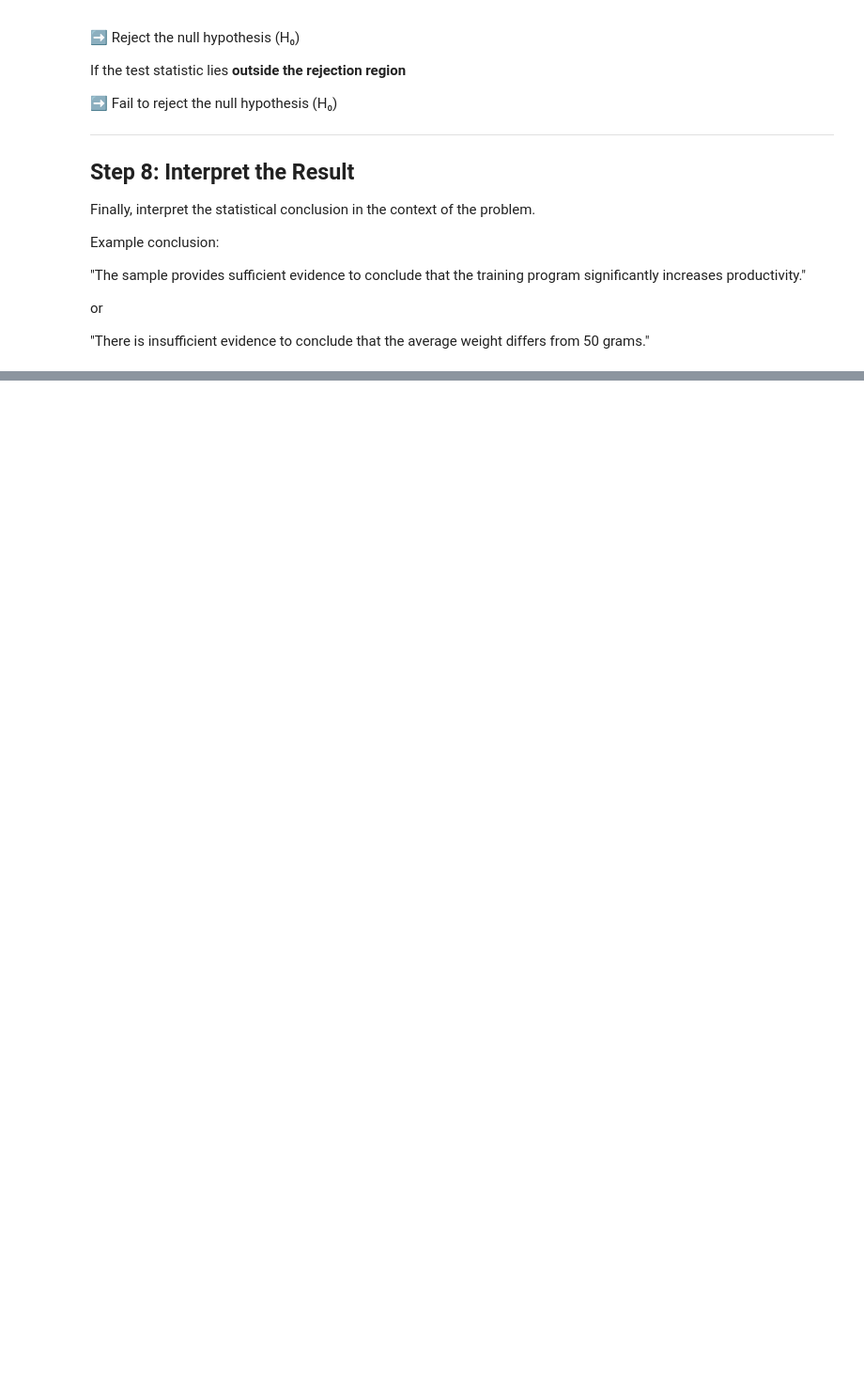
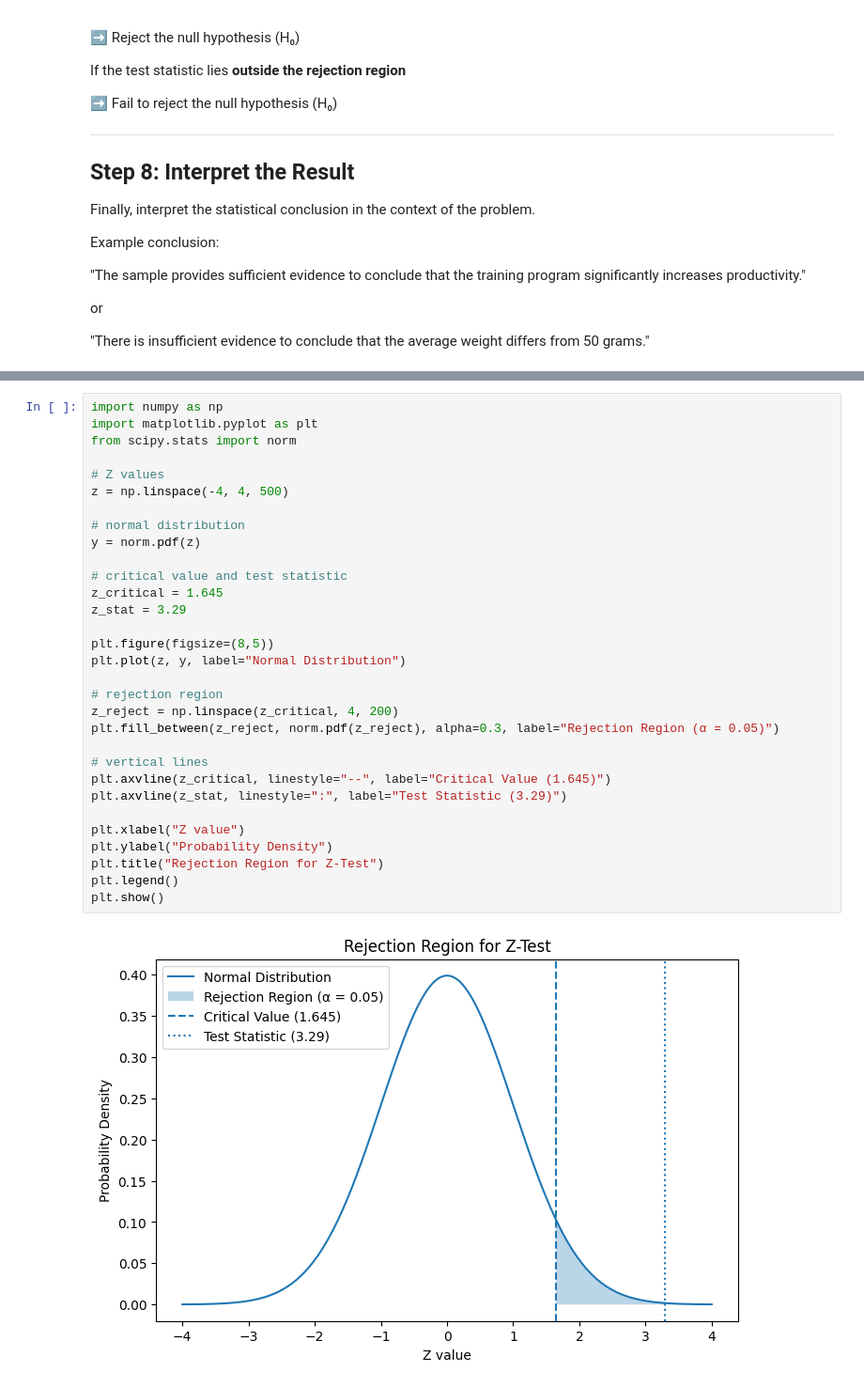
Before and after one commit to mapurva/CodeWorkspace, a Jupyter notebook: Hypothesis_Testing.ipynb, the cells around one changed output, grey strips where cells are left out. Shown at 94% size. Drawn from its saved outputs; the diff is of its cells as text; blank space fills up the shorter version.

Commit message:
Rejection Region vs p-value

```diff
--- a/Hypothesis_Testing.ipynb
+++ b/Hypothesis_Testing.ipynb
@@ -509,0 +671,33 @@ or
+# %%
+import numpy as np
+import matplotlib.pyplot as plt
+from scipy.stats import norm
+
+# Z values
+z = np.linspace(-4, 4, 500)
+
+# normal distribution
+y = norm.pdf(z)
+
+# critical value and test statistic
+z_critical = 1.645
+z_stat = 3.29
+
+plt.figure(figsize=(8,5))
+plt.plot(z, y, label="Normal Distribution")
+
+# rejection region
+z_reject = np.linspace(z_critical, 4, 200)
+plt.fill_between(z_reject, norm.pdf(z_reject), alpha=0.3, label="Rejection Region (α = 0.05)")
+
+# vertical lines
+plt.axvline(z_critical, linestyle="--", label="Critical Value (1.645)")
+plt.axvline(z_stat, linestyle=":", label="Test Statistic (3.29)")
+
+plt.xlabel("Z value")
+plt.ylabel("Probability Density")
+plt.title("Rejection Region for Z-Test")
+plt.legend()
+plt.show()
+# %% [output]
+[figure, added]
```
Also changed, not shown: parts of 7 cells of this notebook.
